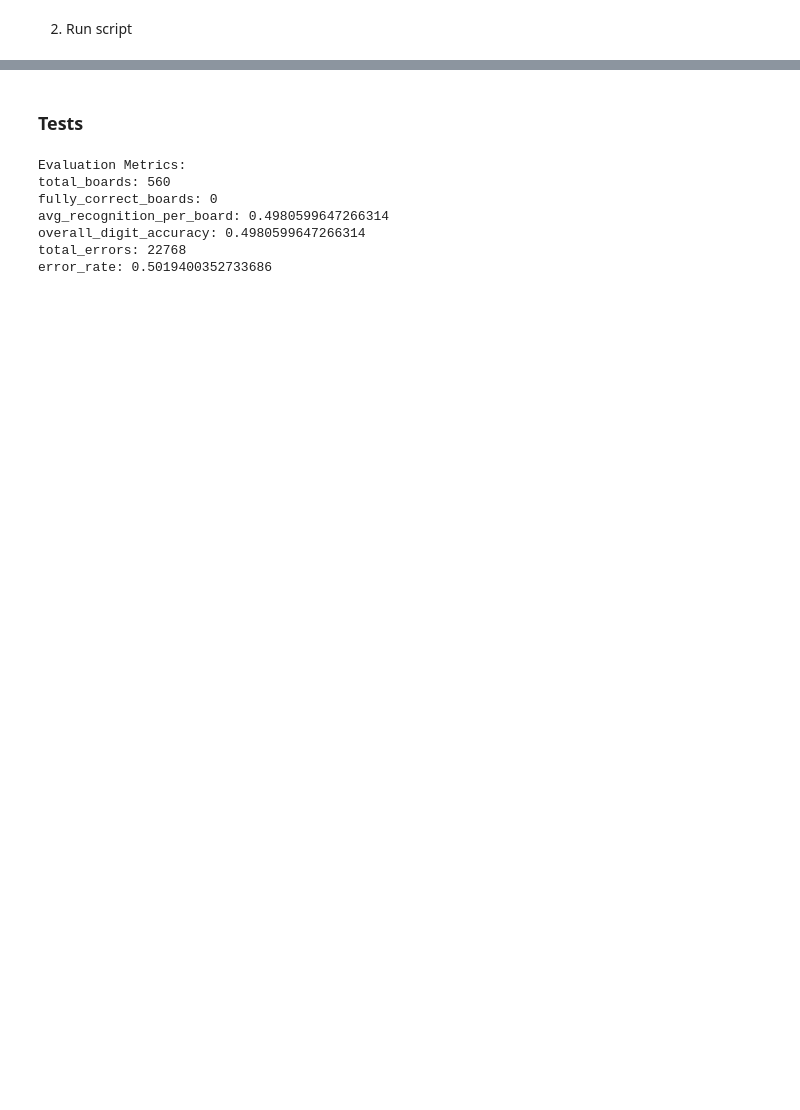
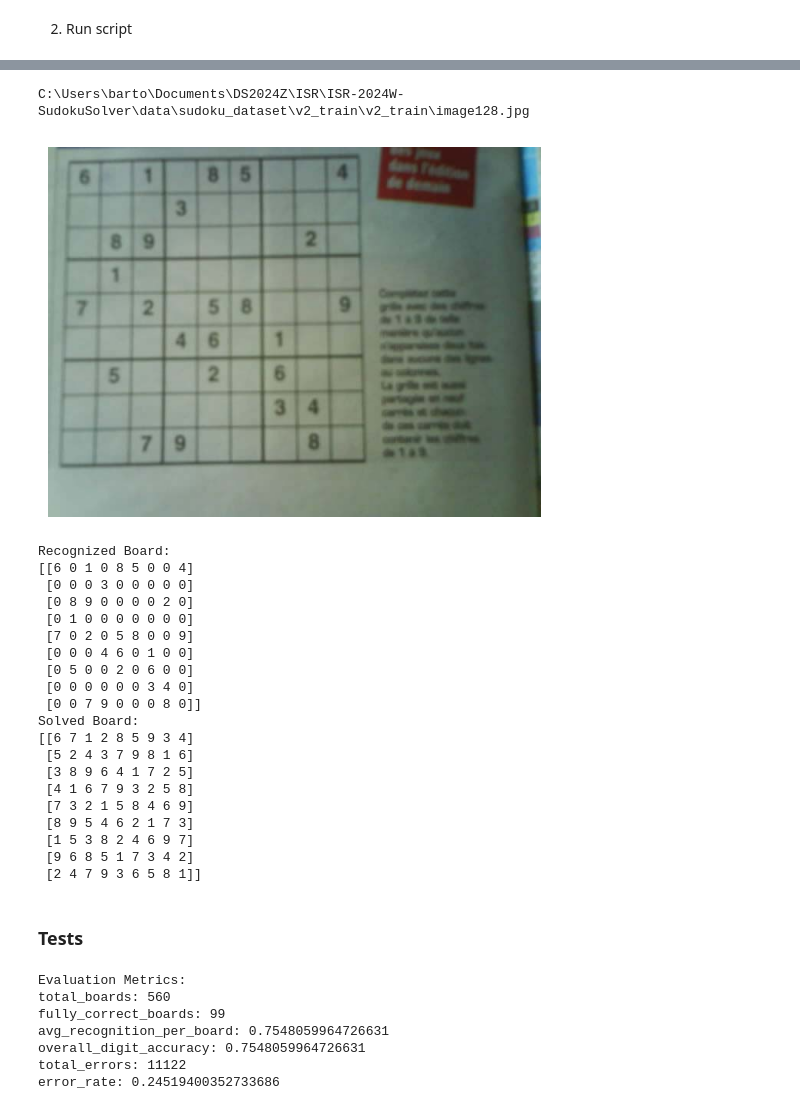
Before and after one commit to Bartosz7/ISR-2024W-SudokuSolver, a Jupyter notebook: notebooks/final_evaluation.ipynb, the cells around one changed output, grey strips where cells are left out. Drawn from its saved outputs; the diff is of its cells as text; code cells hidden in the pictures; blank space fills up the shorter version.

```diff
--- a/notebooks/final_evaluation.ipynb
+++ b/notebooks/final_evaluation.ipynb
@@ -8,6 +8,14 @@ import os
 project_root = os.path.abspath('C:\\Users\\barto\\Documents\\DS2024Z\\ISR\\ISR-2024W-SudokuSolver')
 if project_root not in sys.path:
     sys.path.append(project_root)
+# %%
+import random
+
+def choose_random_jpg(data_path):
+    jpg_files = list(data_path.rglob('*.jpg'))
+    if not jpg_files:
+        return None
+    return random.choice(jpg_files)
 # %% [markdown]
 ### Manual Run
 # %% [markdown]
@@ -33,3 +64,34 @@ array([[6, 7, 0, 7, 1, 5, 7, 0, 0],
+# %%
+rnd_image = choose_random_jpg(Path("C:\\Users\\barto\\Documents\\DS2024Z\\ISR\\ISR-2024W-SudokuSolver\\data\\sudoku_dataset\\v2_train\\v2_train"))
+print(rnd_image)
+image = Image.open(rnd_image)
+plt.imshow(image)
+plt.axis('off')
+plt.show()
+_ = solve_sudoku_from_image(rnd_image, print_results=True)
+# %% [output]
+C:\Users\barto\Documents\DS2024Z\ISR\ISR-2024W-SudokuSolver\data\sudoku_dataset\v2_train\v2_train\image128.jpg
+[figure, added]
+Recognized Board:
+[[6 0 1 0 8 5 0 0 4]
+ [0 0 0 3 0 0 0 0 0]
+ [0 8 9 0 0 0 0 2 0]
+ [0 1 0 0 0 0 0 0 0]
+ [7 0 2 0 5 8 0 0 9]
+ [0 0 0 4 6 0 1 0 0]
+ [0 5 0 0 2 0 6 0 0]
+ [0 0 0 0 0 0 3 4 0]
+ [0 0 7 9 0 0 0 8 0]]
+Solved Board:
+[[6 7 1 2 8 5 9 3 4]
+ [5 2 4 3 7 9 8 1 6]
+ [3 8 9 6 4 1 7 2 5]
+ [4 1 6 7 9 3 2 5 8]
+ [7 3 2 1 5 8 4 6 9]
+ [8 9 5 4 6 2 1 7 3]
+ [1 5 3 8 2 4 6 9 7]
+ [9 6 8 5 1 7 3 4 2]
+ [2 4 7 9 3 6 5 8 1]]
 # %% [markdown]
 ### Tests
 # %%
@@ -38,7 +100,9 @@ from src.evaluate_recognition import evaluate_recognition
 dataset_dir = "../data/sudoku_dataset"
 metrics = evaluate_recognition(
     dataset_dir=dataset_dir,
-    read_recognized_func=solve_sudoku_from_image
+    read_recognized_func=solve_sudoku_from_image,
+    print_results=False,
+    solve_sudoku=False
 )
 print("Evaluation Metrics:")
 for metric, value in metrics.items():
@@ -46,8 +110,8 @@ for metric, value in metrics.items():
 # %% [output]
 Evaluation Metrics:
 total_boards: 560
-fully_correct_boards: 0
-avg_recognition_per_board: 0.4980599647266314
-overall_digit_accuracy: 0.4980599647266314
-total_errors: 22768
-error_rate: 0.5019400352733686
+fully_correct_boards: 99
+avg_recognition_per_board: 0.7548059964726631
+overall_digit_accuracy: 0.7548059964726631
+total_errors: 11122
+error_rate: 0.24519400352733686
```
Also changed, not shown: parts of 4 cells of this notebook, 3 other files.
